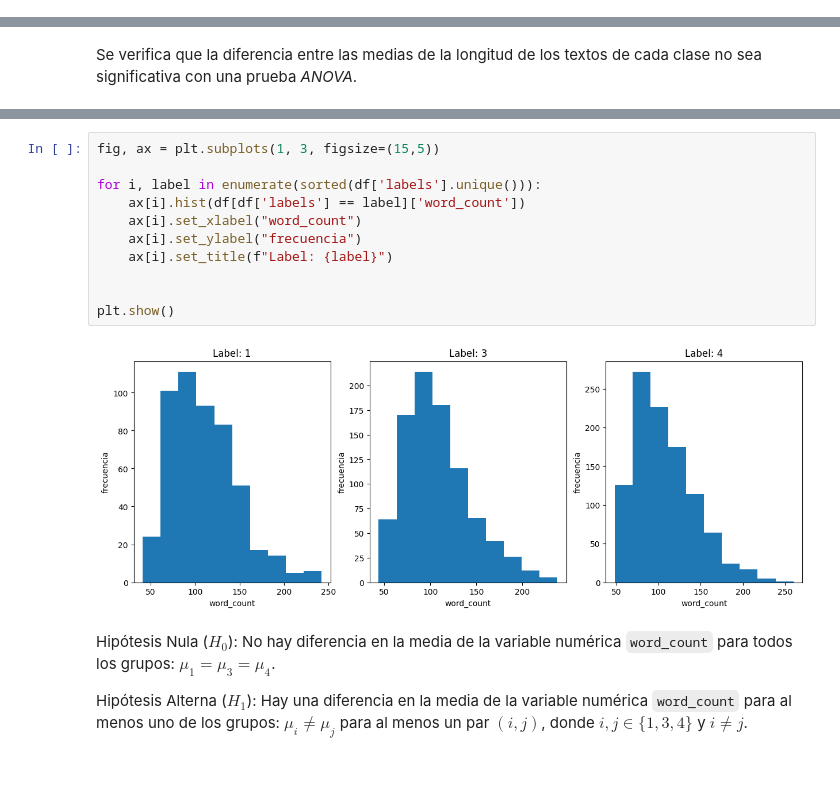
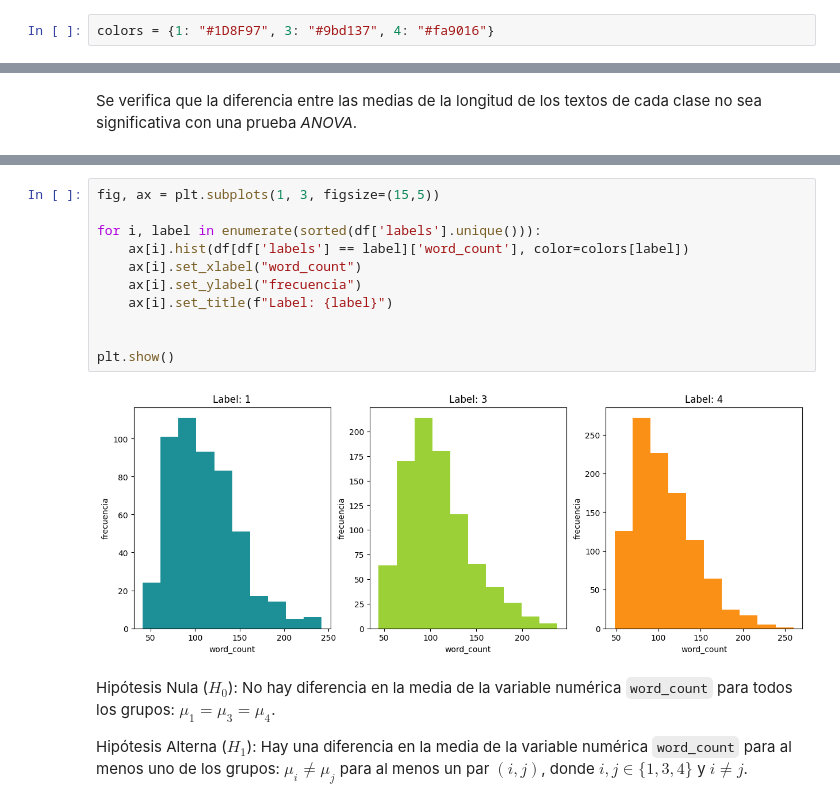
Before and after one commit to BILabsAndProjects/Proyecto1, a Jupyter notebook: exploracion_datos.ipynb, the cells around one changed output, grey strips where cells are left out. Drawn from its saved outputs; the diff is of its cells as text; blank space fills up the shorter version.

```diff
--- a/exploracion_datos.ipynb
+++ b/exploracion_datos.ipynb
@@ -189,4 +189,6 @@ labels
 4           1025        0.42
 3            894        0.37
 1            505        0.21
+# %%
+colors = {1: "#1D8F97", 3: "#9bd137", 4: "#fa9016"}
 # %%
@@ -216,16 +236,16 @@ plt.show()
 # %%
 fig, ax = plt.subplots(1, 3, figsize=(15,5))
 
 for i, label in enumerate(sorted(df['labels'].unique())):
-    ax[i].hist(df[df['labels'] == label]['word_count'])
+    ax[i].hist(df[df['labels'] == label]['word_count'], color=colors[label])
     ax[i].set_xlabel("word_count")
     ax[i].set_ylabel("frecuencia")
     ax[i].set_title(f"Label: {label}")
 
 
 plt.show()
 # %% [output]
-[figure, old version]
+[figure, new version]
 # %% [markdown]
 Hipótesis Nula ($H_0$): No hay diferencia en la media de la variable numérica `word_count` para todos los grupos: $ \mu_1 = \mu_3 = \mu_4 $.
 
```
Also changed, not shown: parts of 6 cells of this notebook.
